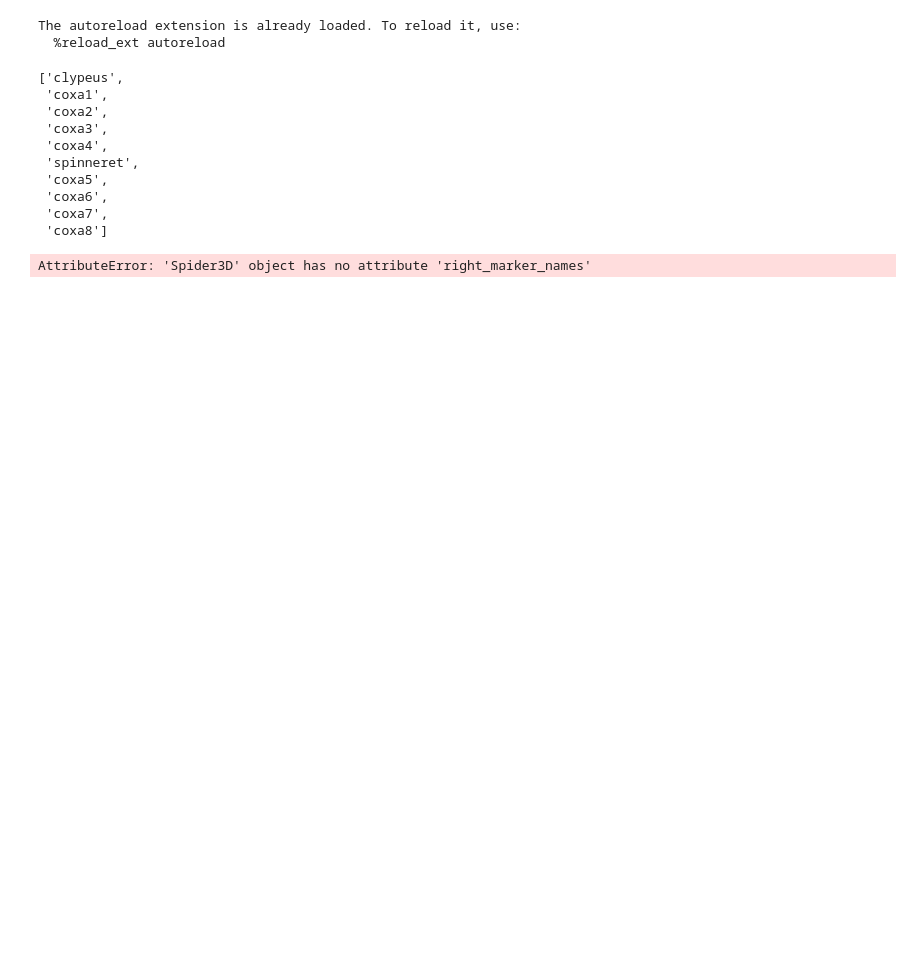
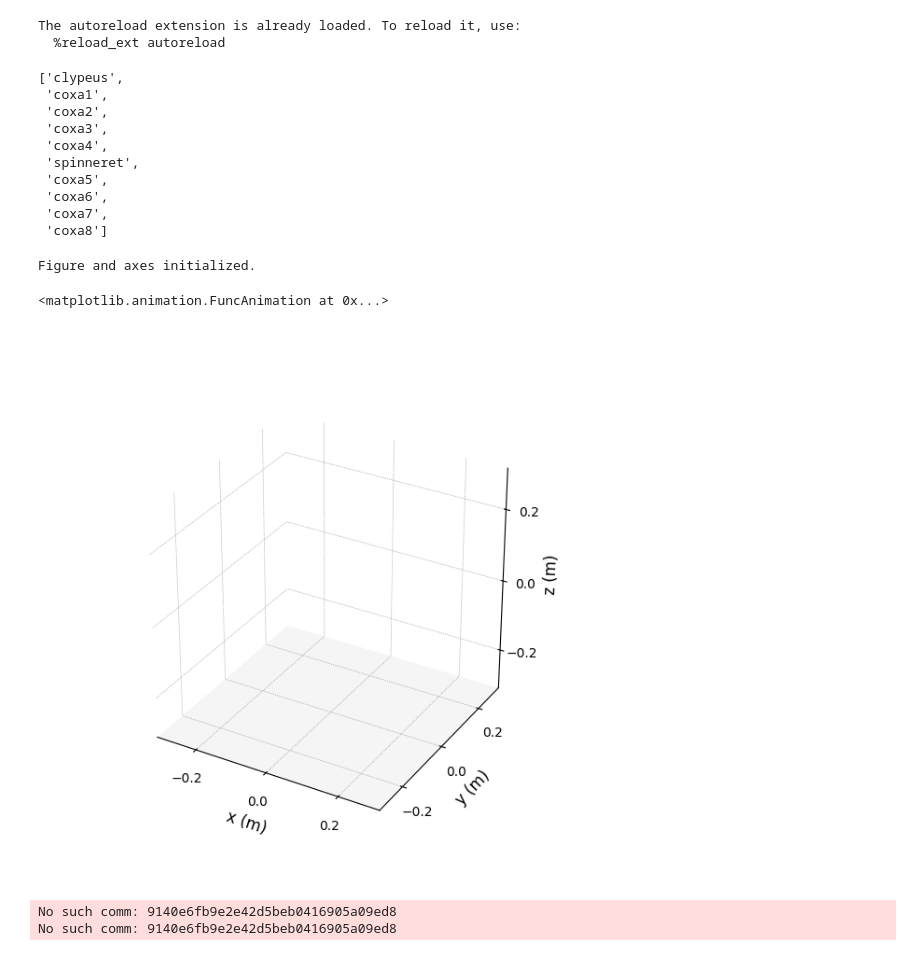
Before and after one commit to OllyK/morphing_birds, a Jupyter notebook: examples/spider_motion.ipynb, the cells around one changed output. Drawn from its saved outputs; the diff is of its cells as text; code cells hidden in the pictures; blank space fills up the shorter version.

Commit message:
Fixed the animation issue

```diff
--- a/examples/spider_motion.ipynb
+++ b/examples/spider_motion.ipynb
@@ -29,12 +29,16 @@ plot_plotly(spider3d)
 # %%
 %matplotlib widget
 # Make a set of keypoints by adding some random noise to the original keypoints
 spider3d.reset_transformation()
 spider3d.restore_keypoints_to_average()
-fake_keypoints = np.random.normal(0, 0.01, (100,36,3)) + spider3d.markers
+fake_keypoints = np.random.normal(0, 0.01, (100,35,3)) + spider3d.markers
 
 
 # Animate the random motion
 animate(spider3d, fake_keypoints, rotation_type="static")
 # %% [output]
-AttributeError: 'Spider3D' object has no attribute 'right_marker_names'
+Figure and axes initialized.
+<matplotlib.animation.FuncAnimation at 0x...>
+[figure, added]
+No such comm: 9140e6fb9e2e42d5beb0416905a09ed8
+No such comm: 9140e6fb9e2e42d5beb0416905a09ed8
```
